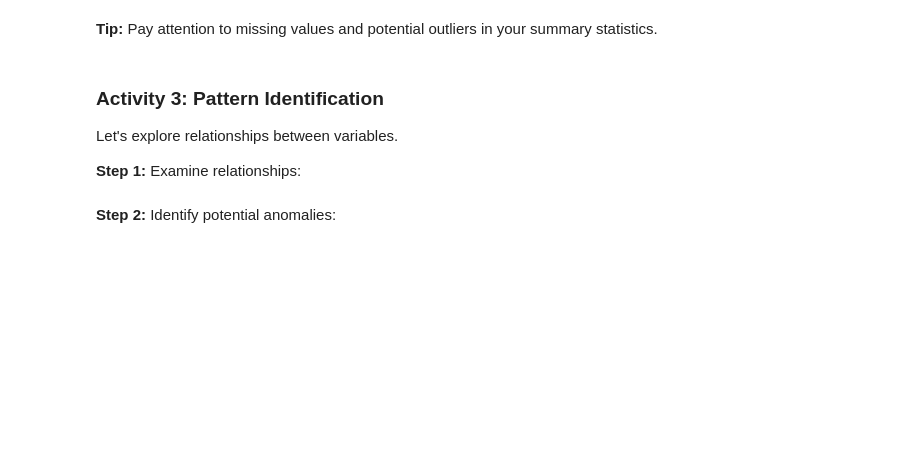
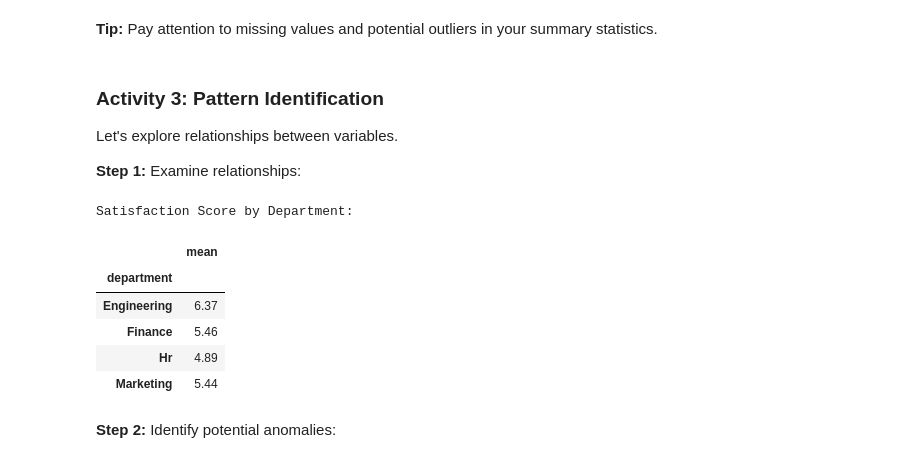
Before and after one commit to Abisais/my-data-project, a Jupyter notebook: Guided_EDA_Exercises.ipynb, the cells around one changed output. Cells and saved outputs as stored; diff of their text form; code cells hidden in the pictures; blank space fills up the shorter version.

```diff
--- a/Guided_EDA_Exercises.ipynb
+++ b/Guided_EDA_Exercises.ipynb
@@ -44,4 +71,19 @@ Now we'll calculate and interpret basic statistics.
 <b>Step 1:</b> Generate summary statistics:
 # %%
 # Generate summary statistics for numerical columns
-# YOUR CODE HERE
+df['salary'] = df['salary'].str.replace("$","")
+df['salary'] = df['salary'].astype(float)
+df['salary'] = df['salary'].fillna(df['salary'].mean())
+
+df['work_experience'] = df['work_experience'].str.replace("years","").str.strip()
+df['work_experience'] = df['work_experience'].astype(float)
+df['work_experience'] = df['work_experience'].fillna(df['work_experience'].mean())
+
+df['age'] = df['age'].fillna(df['age'].mean())
+df['projects_completed'] = df['projects_completed'].fillna(df['projects_completed'].mean())
+df['hours_worked_weekly'] = df['hours_worked_weekly'].fillna(df['hours_worked_weekly'].mean())
+df['satisfaction_score'] = df['satisfaction_score'].fillna(df['satisfaction_score'].mean())
+df['overtime_hours'] = df['overtime_hours'].fillna(df['overtime_hours'].mean())
+
+numerical_stats = df[['age', 'salary', 'work_experience', 'projects_completed', 'hours_worked_weekly', 'satisfaction_score', 'overtime_hours']].describe()
+print(numerical_stats)
@@ -59,7 +157,17 @@ Let's explore relationships between variables.
 <b>Step 1:</b> Examine relationships:
 # %%
 # Calculate average satisfaction score by department
-# YOUR CODE HERE
+dep_satisfaction = df.groupby('department')['satisfaction_score'].agg(['mean'])
+print("Satisfaction Score by Department:")
+display(dep_satisfaction.round(2))
+# %% [output]
+Satisfaction Score by Department:
+|  | mean |
+| department |  |
+| Engineering | 6.37 |
+| Finance | 5.46 |
+| Hr | 4.89 |
+| Marketing | 5.44 |
 # %% [markdown]
 <b>Step 2:</b> Identify potential anomalies:
 # %%
```
Also changed, not shown: parts of 8 cells of this notebook.
